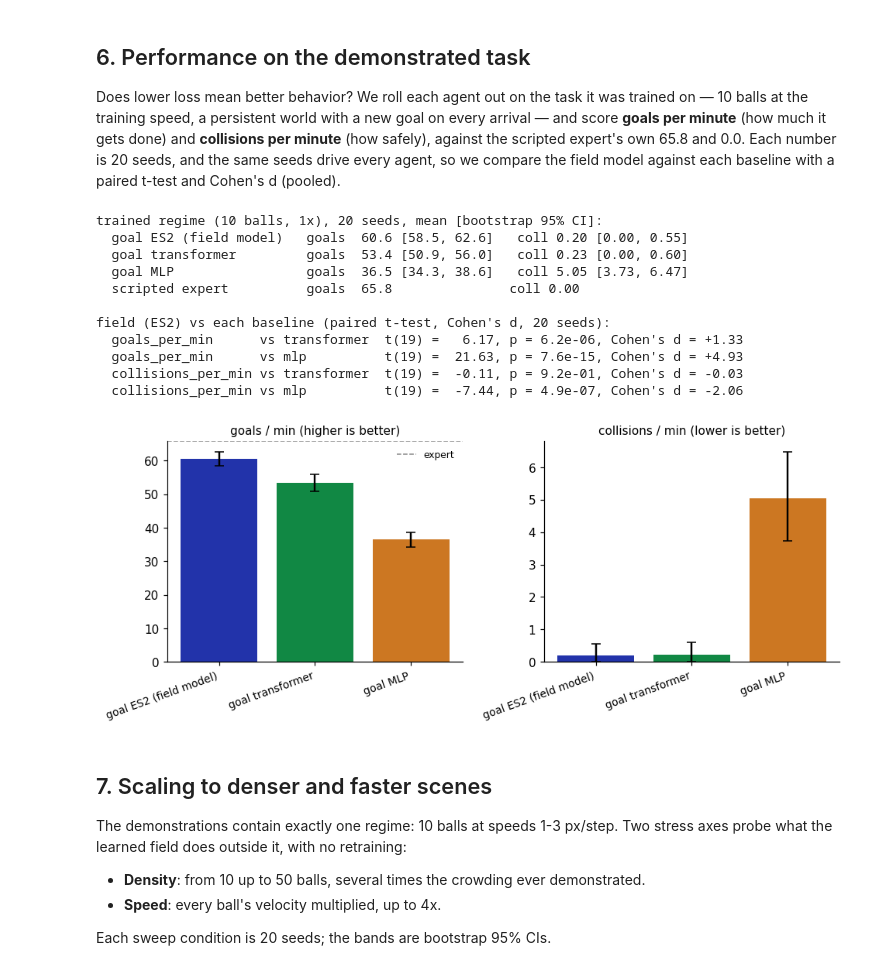
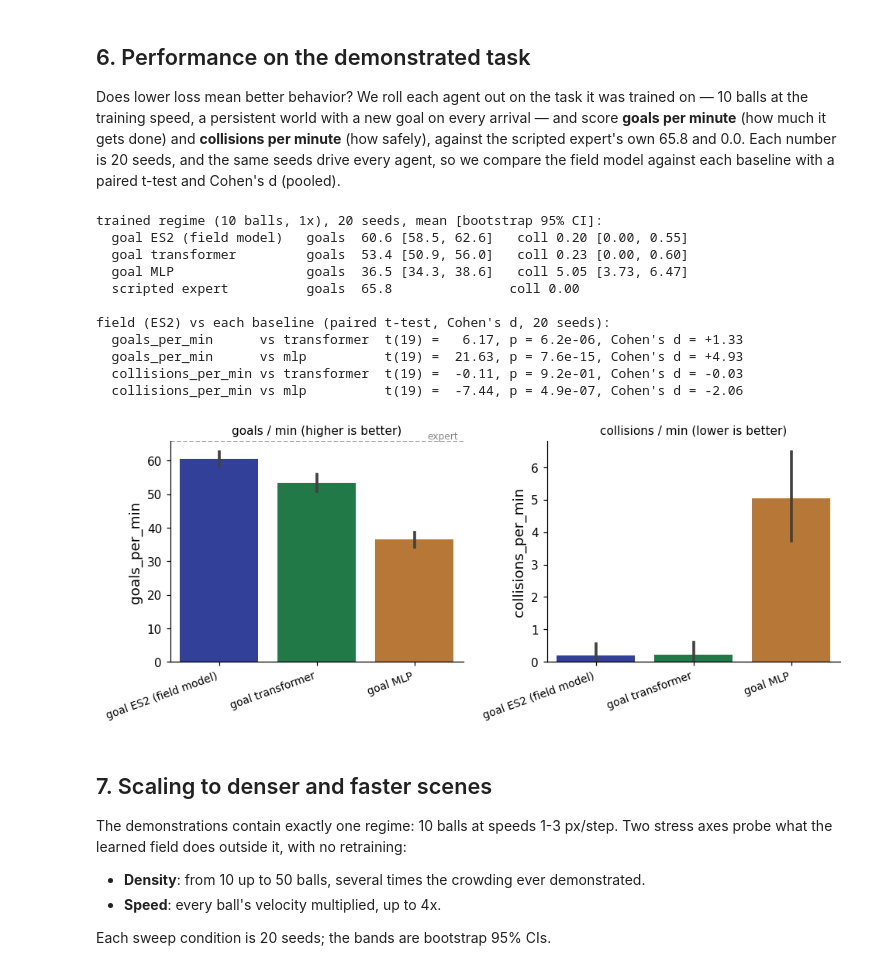
Before and after one commit to HanZhang-psych/Ego-Spatial-Sense, a Jupyter notebook: 2D-Escaping-Ball/tutorial_action_agent.ipynb, the cells around one changed output. Drawn from its saved outputs; the diff is of its cells as text; code cells hidden in the pictures.

```diff
--- a/2D-Escaping-Ball/tutorial_action_agent.ipynb
+++ b/2D-Escaping-Ball/tutorial_action_agent.ipynb
@@ -635,15 +580,16 @@ def boot_ci(v):
     bs = bootstrap(np.asarray(v, float), func=np.mean, n_boot=10000, seed=0)
     return np.mean(v), *np.percentile(bs, [2.5, 97.5])
 
+loss_long = pd.DataFrame([{"model": labels[m], "epoch": e + 1, "loss": v}
+                          for m in colors for e, v in enumerate(loss[m])])
 fig, ax = plt.subplots(figsize=(6, 4))
-for m in colors:
-    ax.plot(range(1, len(loss[m]) + 1), loss[m], color=colors[m], lw=1.5,
-            label=labels[m])
+sns.lineplot(data=loss_long, x="epoch", y="loss", hue="model",
+             palette={labels[m]: colors[m] for m in colors}, lw=1.5, ax=ax)
 ax.set_yscale("log")
 ax.set_xlabel("Epoch (188 gradient updates each)", fontsize=13)
 ax.set_ylabel("MSE vs the expert (log scale)", fontsize=13)
 ax.set_title("training loss, identical recipe", fontsize=11)
-ax.legend()
+ax.legend(title=None)
 plt.tight_layout()
 plt.show()
 
@@ -664,9 +610,10 @@ same seeds drive every agent, so we compare the field model against each
 baseline with a paired t-test and Cohen's d (pooled).
 # %%
 # Trained-regime rollout (10 balls, 1x), 20 seeds. The same seeds drive every
-# model (each seed = one world), so field vs baseline is a paired comparison;
-# effect size is Cohen's d with the pooled SD, matching the search notebook.
-from scipy import stats
+# model (each seed = one world), so field vs baseline is a paired comparison
+# (pingouin); effect size is Cohen's d (pooled, signed by the t-statistic),
+# matching the search notebook.
+import pingouin as pg
 
 def arm(model, balls, speed, metric):
     d = sw[(sw.model == model) & (sw.num_balls == balls)
@@ -674,9 +621,10 @@ def arm(model, balls, speed, metric):
     return d.sort_values("seed")[metric].to_numpy()
 
 def paired(a, b):
-    t, p = stats.ttest_rel(a, b)
-    sd = np.sqrt((a.std(ddof=1) ** 2 + b.std(ddof=1) ** 2) / 2)
-    return t, p, (a.mean() - b.mean()) / sd
+    r = pg.ttest(a, b, paired=True)
+    t, p = r["T"].iloc[0], r["p_val"].iloc[0]
+    d = np.copysign(r["cohen_d"].iloc[0], t)   # pingouin's cohen_d is unsigned
+    return t, p, d
 
 print("trained regime (10 balls, 1x), 20 seeds, mean [bootstrap 95% CI]:")
 for m in ["es2", "transformer", "mlp"]:
@@ -684,47 +632,46 @@ for m in ["es2", "transformer", "mlp"]:
     cm, cl, ch = boot_ci(arm(m, 10, 1.0, "collisions_per_min"))
     print(f"  {labels[m]:<24} goals {gm:5.1f} [{gl:.1f}, {gh:.1f}]   "
           f"coll {cm:4.2f} [{cl:.2f}, {ch:.2f}]")
 print(f"  {'scripted expert':<24} goals  65.8               coll 0.00")
 
 print("\nfield (ES2) vs each baseline (paired t-test, Cohen's d, 20 seeds):")
 for metric in ["goals_per_min", "collisions_per_min"]:
     f = arm("es2", 10, 1.0, metric)
     for base in ["transformer", "mlp"]:
         t, p, d = paired(f, arm(base, 10, 1.0, metric))
         print(f"  {metric:18} vs {base:11}  t(19) = {t:6.2f}, p = {p:.1e}, "
               f"Cohen's d = {d:+.2f}")
 
-# the three agents at the demonstrated setting, bars = mean, whiskers = 95% CI
+# the three agents at the demonstrated setting; seaborn bars = mean,
+# whiskers = bootstrap 95% CI over the 20 per-seed rows
+demo = sw[(sw.num_balls == 10) & (sw.speed_multiplier == 1.0)]
+order = ["es2", "transformer", "mlp"]
 fig, axes = plt.subplots(1, 2, figsize=(9, 3.8))
-ms = ["es2", "transformer", "mlp"]
 for ax, metric, ttl in [(axes[0], "goals_per_min", "goals / min (higher is better)"),
                         (axes[1], "collisions_per_min", "collisions / min (lower is better)")]:
-    means, lo, hi = [], [], []
-    for m in ms:
-        mm, l, h = boot_ci(arm(m, 10, 1.0, metric))
-        means.append(mm); lo.append(mm - l); hi.append(h - mm)
-    ax.bar(range(3), means, color=[colors[m] for m in ms], yerr=[lo, hi], capsize=4)
-    ax.set_xticks(range(3))
-    ax.set_xticklabels([labels[m] for m in ms], rotation=20, ha="right", fontsize=9)
-    ax.set_title(ttl, fontsize=10)
-    ax.set_ylim(bottom=0)
-axes[0].axhline(65.8, color=C_GRAY, ls="--", lw=1, label="expert")
-axes[0].legend(fontsize=8)
+    sns.barplot(data=demo, x="model", y=metric, order=order, hue="model",
+                hue_order=order, palette=colors, errorbar=("ci", 95),
+                n_boot=10000, seed=0, legend=False, ax=ax)
+    ax.set_xticks(range(len(order)))
+    ax.set_xticklabels([labels[m] for m in order], rotation=20, ha="right", fontsize=9)
+    ax.set_title(ttl, fontsize=10); ax.set_xlabel(""); ax.set_ylim(bottom=0)
+axes[0].axhline(65.8, color=C_GRAY, ls="--", lw=1)
+axes[0].text(2.45, 65.8, "expert", color=C_GRAY, fontsize=8, va="bottom", ha="right")
 plt.tight_layout()
 plt.show()
 # %% [output]
 trained regime (10 balls, 1x), 20 seeds, mean [bootstrap 95% CI]:
   goal ES2 (field model)   goals  60.6 [58.5, 62.6]   coll 0.20 [0.00, 0.55]
   goal transformer         goals  53.4 [50.9, 56.0]   coll 0.23 [0.00, 0.60]
   goal MLP                 goals  36.5 [34.3, 38.6]   coll 5.05 [3.73, 6.47]
   scripted expert          goals  65.8               coll 0.00
 
 field (ES2) vs each baseline (paired t-test, Cohen's d, 20 seeds):
   goals_per_min      vs transformer  t(19) =   6.17, p = 6.2e-06, Cohen's d = +1.33
   goals_per_min      vs mlp          t(19) =  21.63, p = 7.6e-15, Cohen's d = +4.93
   collisions_per_min vs transformer  t(19) =  -0.11, p = 9.2e-01, Cohen's d = -0.03
   collisions_per_min vs mlp          t(19) =  -7.44, p = 4.9e-07, Cohen's d = -2.06
-[figure, old version]
+[figure, new version]
 # %% [markdown]
 ## 7. Scaling to denser and faster scenes
 
```
Also changed, not shown: parts of 4 cells of this notebook.
